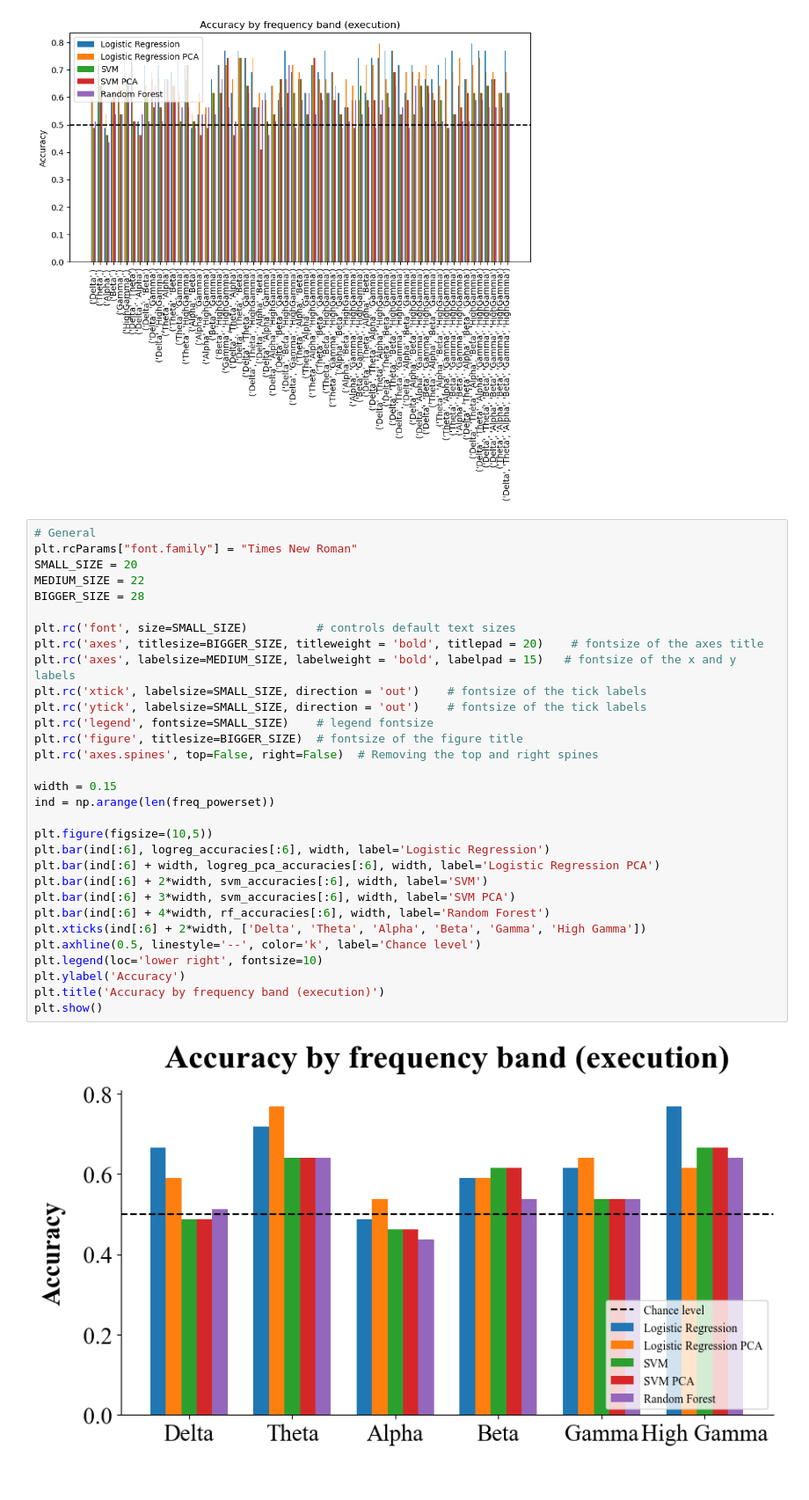
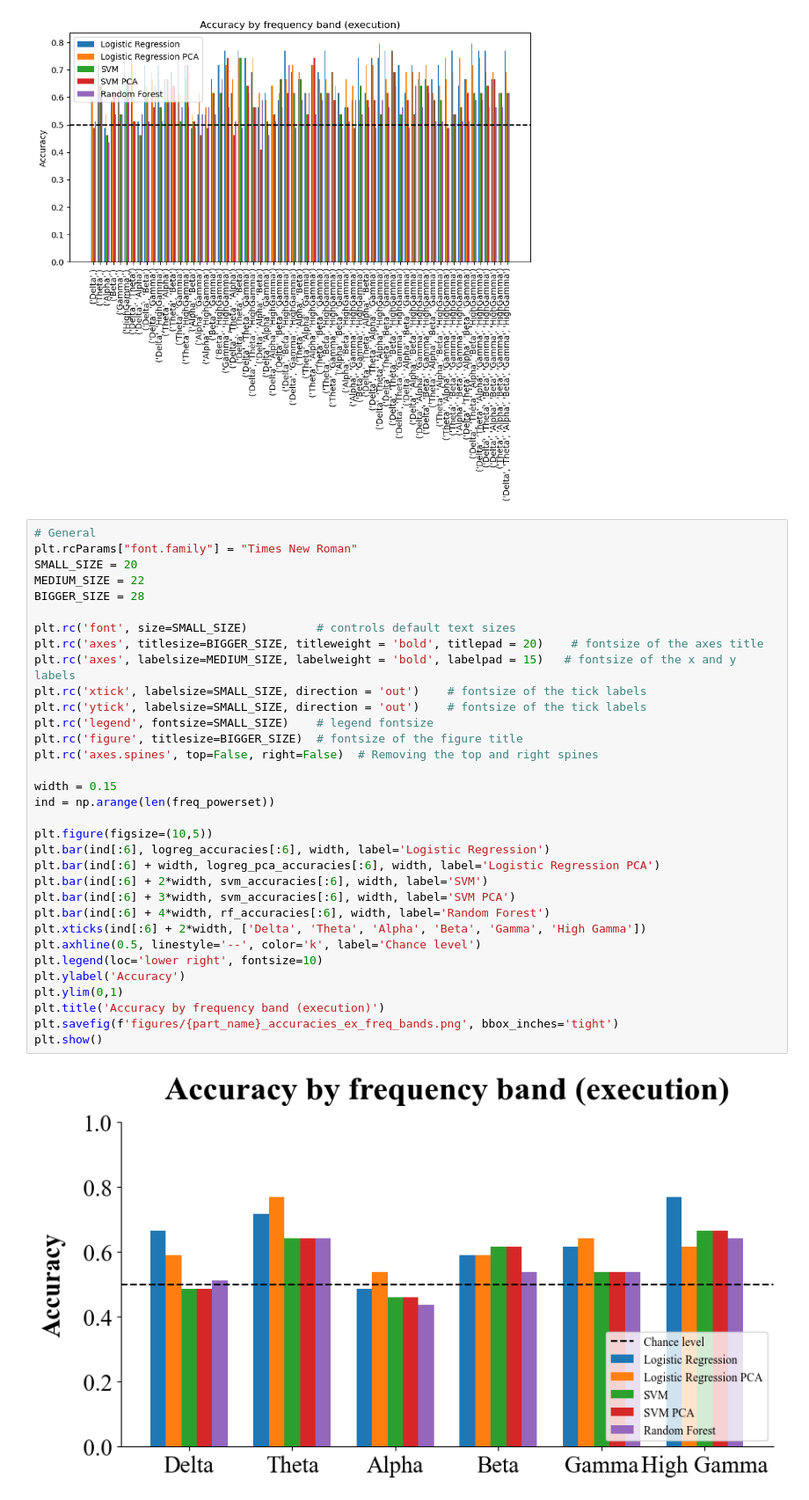
Before and after one commit to CS-433/ml-project-2-ml4science_tne, a Jupyter notebook: Code/MR_freqs_ex.ipynb, the cells around one changed output. Shown at 88% size. Saved outputs shown, nothing was run; the diff lists cells and outputs as text.

```diff
--- a/Code/MR_freqs_ex.ipynb
+++ b/Code/MR_freqs_ex.ipynb
@@ -126,31 +126,33 @@ plt.show()
 plt.rcParams["font.family"] = "Times New Roman"
 SMALL_SIZE = 20
 MEDIUM_SIZE = 22
 BIGGER_SIZE = 28
 
 plt.rc('font', size=SMALL_SIZE)          # controls default text sizes
 plt.rc('axes', titlesize=BIGGER_SIZE, titleweight = 'bold', titlepad = 20)    # fontsize of the axes title
 plt.rc('axes', labelsize=MEDIUM_SIZE, labelweight = 'bold', labelpad = 15)   # fontsize of the x and y labels
 plt.rc('xtick', labelsize=SMALL_SIZE, direction = 'out')    # fontsize of the tick labels
 plt.rc('ytick', labelsize=SMALL_SIZE, direction = 'out')    # fontsize of the tick labels
 plt.rc('legend', fontsize=SMALL_SIZE)    # legend fontsize
 plt.rc('figure', titlesize=BIGGER_SIZE)  # fontsize of the figure title
 plt.rc('axes.spines', top=False, right=False)  # Removing the top and right spines
 
 width = 0.15
 ind = np.arange(len(freq_powerset))
 
 plt.figure(figsize=(10,5))
 plt.bar(ind[:6], logreg_accuracies[:6], width, label='Logistic Regression')
 plt.bar(ind[:6] + width, logreg_pca_accuracies[:6], width, label='Logistic Regression PCA')
 plt.bar(ind[:6] + 2*width, svm_accuracies[:6], width, label='SVM')
 plt.bar(ind[:6] + 3*width, svm_accuracies[:6], width, label='SVM PCA')
 plt.bar(ind[:6] + 4*width, rf_accuracies[:6], width, label='Random Forest')
 plt.xticks(ind[:6] + 2*width, ['Delta', 'Theta', 'Alpha', 'Beta', 'Gamma', 'High Gamma'])
 plt.axhline(0.5, linestyle='--', color='k', label='Chance level')
 plt.legend(loc='lower right', fontsize=10)
 plt.ylabel('Accuracy')
+plt.ylim(0,1)
 plt.title('Accuracy by frequency band (execution)')
+plt.savefig(f'figures/{part_name}_accuracies_ex_freq_bands.png', bbox_inches='tight')
 plt.show()
 # %% [output]
-[figure, old version]
+[figure, new version]
```
Also changed, not shown: 13 other files.
